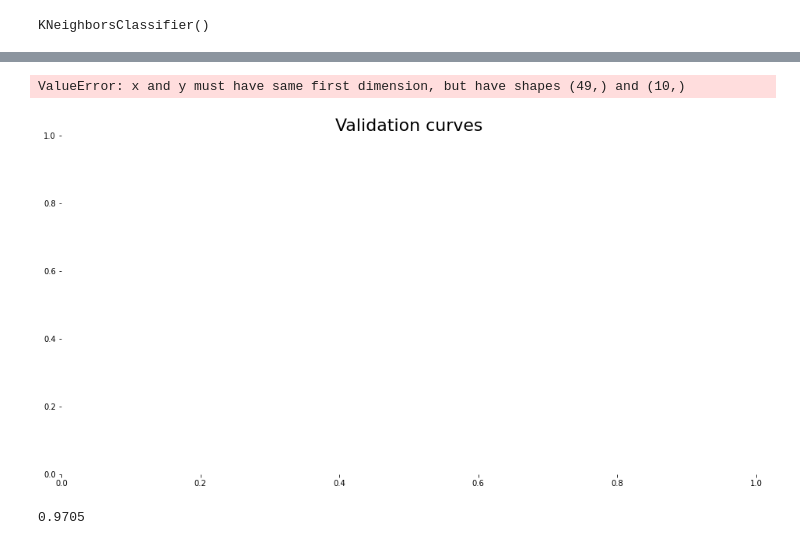
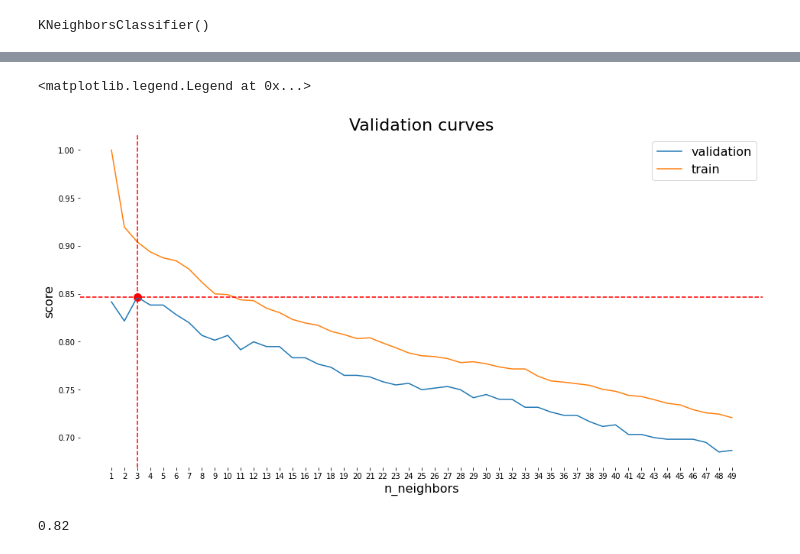
Before and after one commit to alexandre-pinon/zoidberg-2.0, a Jupyter notebook: bootstrap.ipynb, the cells around one changed output, grey strips where cells are left out. Saved outputs shown, nothing was run; the diff lists cells and outputs as text; code cells hidden in the pictures.

Commit message:
Make dataset size a parameter & answer questions

```diff
--- a/bootstrap.ipynb
+++ b/bootstrap.ipynb
@@ -12,9 +12,14 @@ import numpy as np
 import pandas as pd
 import matplotlib.pyplot as plt
 import seaborn as sns
+# %%
+# Take a small percentage of data to speed up tests !
+PERCENTAGE_OF_DATA = 1 / 100
 # %%
 df_train = pd.read_csv('./mnist_train.csv', header=None)
 df_test = pd.read_csv('./mnist_test.csv', header=None)
+df_train = df_train.iloc[:int(df_train.shape[0] * PERCENTAGE_OF_DATA),:]
+df_test = df_test.iloc[:int(df_test.shape[0] * PERCENTAGE_OF_DATA),:]
 # %%
 print(f'Train set shape: {df_train.shape}')
 print(f'Test set shape: {df_test.shape}')
@@ -135,31 +142,39 @@ model = KNeighborsClassifier()
 k = np.arange(1, 50)
 
 # WARNING: this line takes forever to compile, maybe reduce the sample size to speed up the process ?
-train_score, val_score = validation_curve(model, X_train, y_train, param_name='n_neighbors', param_range=k, cv=5)
+train_score, val_score = validation_curve(model,
+                                          X_train,
+                                          y_train,
+                                          param_name='n_neighbors',
+                                          param_range=k,
+                                          cv=5)
 # %%
 val_score_mean = val_score.mean(axis=1)
 
 plt.figure(figsize=(16, 8))
 plt.title('Validation curves', fontsize=22)
 plt.box(False)
 plt.plot(k, val_score_mean, label='validation')
 plt.plot(k, train_score.mean(axis=1), label='train')
 plt.axhline(val_score_mean.max(), c='red', linestyle='--')
 plt.axvline(val_score_mean.argmax() + 1, c='red', linestyle='--')
-plt.scatter(val_score_mean.argmax() + 1, val_score_mean.max(), c='red', linewidths=5)
+plt.scatter(val_score_mean.argmax() + 1,
+            val_score_mean.max(),
+            c='red',
+            linewidths=5)
 plt.xticks(k)
 
 plt.xlabel('n_neighbors', fontsize=16)
 plt.ylabel('score', fontsize=16)
 plt.legend(fontsize=16)
-plt.savefig('graphs/validation_curves.png', facecolor='white')
+# plt.savefig('graphs/validation_curves.png', facecolor='white')
 # %% [output]
-ValueError: x and y must have same first dimension, but have shapes (49,) and (10,)
+<matplotlib.legend.Legend at 0x...>
-[figure, old version]
+[figure, new version]
 # %%
 model = KNeighborsClassifier(3)
 model.fit(X_train, y_train)
 model.score(X_test, y_test)
 # %% [output]
-0.9705
+0.82
 # %%
```
Also changed, not shown: parts of 21 cells of this notebook, 3 other files.
